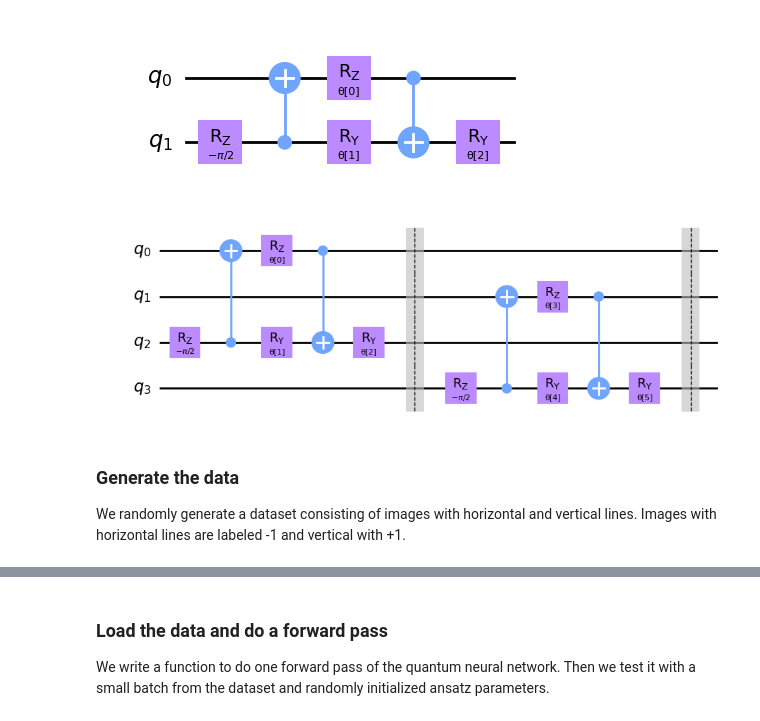
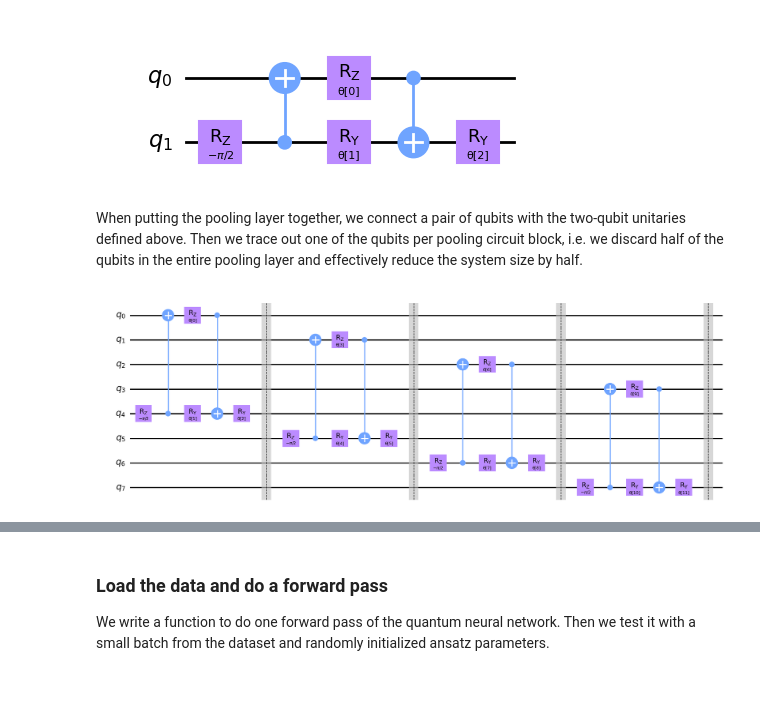
Before and after one commit to IBM-Quantum-Technical-Enablement/quantum-enablement, a Jupyter notebook: docs/tutorials/QNN_tutorial.ipynb, the cells around one changed output, grey strips where cells are left out. Cells and saved outputs as stored; diff of their text form; code cells hidden in the pictures; blank space fills up the shorter version.

```diff
--- a/docs/tutorials/QNN_tutorial.ipynb
+++ b/docs/tutorials/QNN_tutorial.ipynb
@@ -73,30 +147,30 @@ circuit = pool_circuit(params)
 circuit.draw("mpl", style="clifford")
 # %% [output]
 [figure]
+# %% [markdown]
+When putting the pooling layer together, we connect a pair of qubits with the two-qubit unitaries defined above. Then we trace out one of the qubits per pooling circuit block, i.e. we discard half of the qubits in the entire pooling layer and effectively reduce the system size by half.
 # %%
 def pool_layer(sources, sinks, param_prefix):
     num_qubits = len(sources) + len(sinks)
     qc = QuantumCircuit(num_qubits, name="Pooling Layer")
     param_index = 0
     params = ParameterVector(param_prefix, length=num_qubits // 2 * 3)
     for source, sink in zip(sources, sinks):
         qc = qc.compose(pool_circuit(params[param_index : (param_index + 3)]), [source, sink])
         qc.barrier()
         param_index += 3
 
     qc_inst = qc.to_instruction()
 
     qc = QuantumCircuit(num_qubits)
     qc.append(qc_inst, range(num_qubits))
     return qc
 
 
-sources = [0, 1]
-sinks = [2, 3]
+# Display the pooling layer with an example of 8 qubits, where source qubits are discarded afterwards
+sources = [0, 1, 2, 3]
+sinks = [4, 5, 6, 7]
 circuit = pool_layer(sources, sinks, "θ")
 circuit.decompose().draw("mpl", style="clifford")
 # %% [output]
-[figure, old version]
+[figure, new version]
-# %% [markdown]
-### Generate the data
-We randomly generate a dataset consisting of images with horizontal and vertical lines. Images with horizontal lines are labeled -1 and vertical with +1.
```
Also changed, not shown: parts of 82 cells of this notebook.
